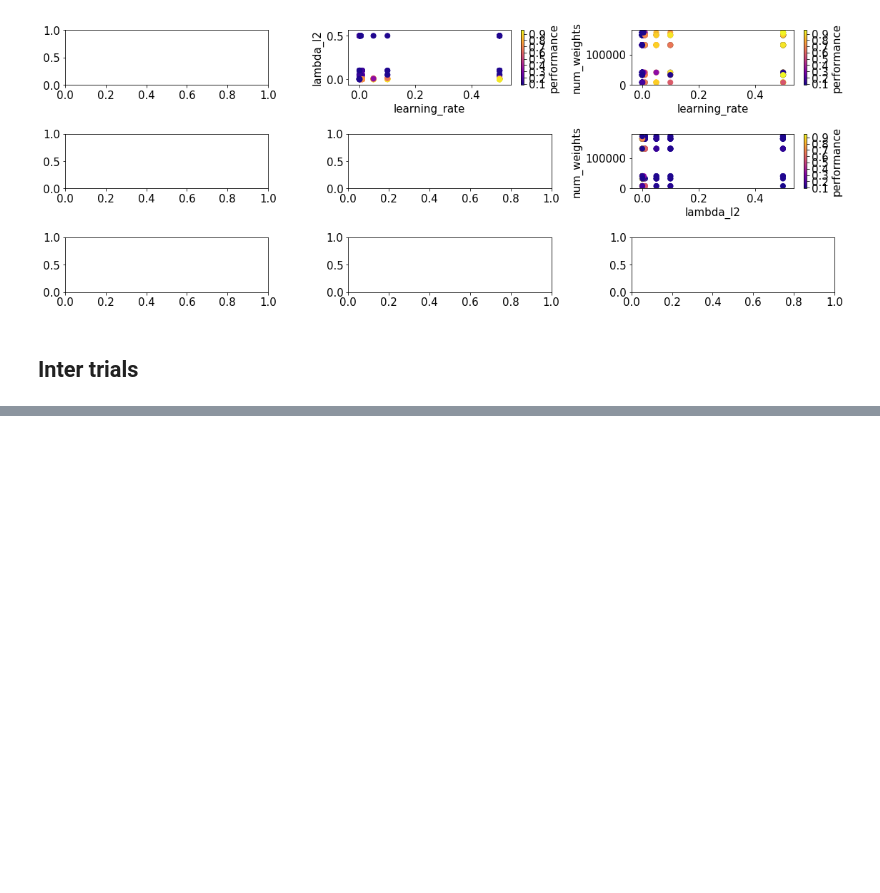
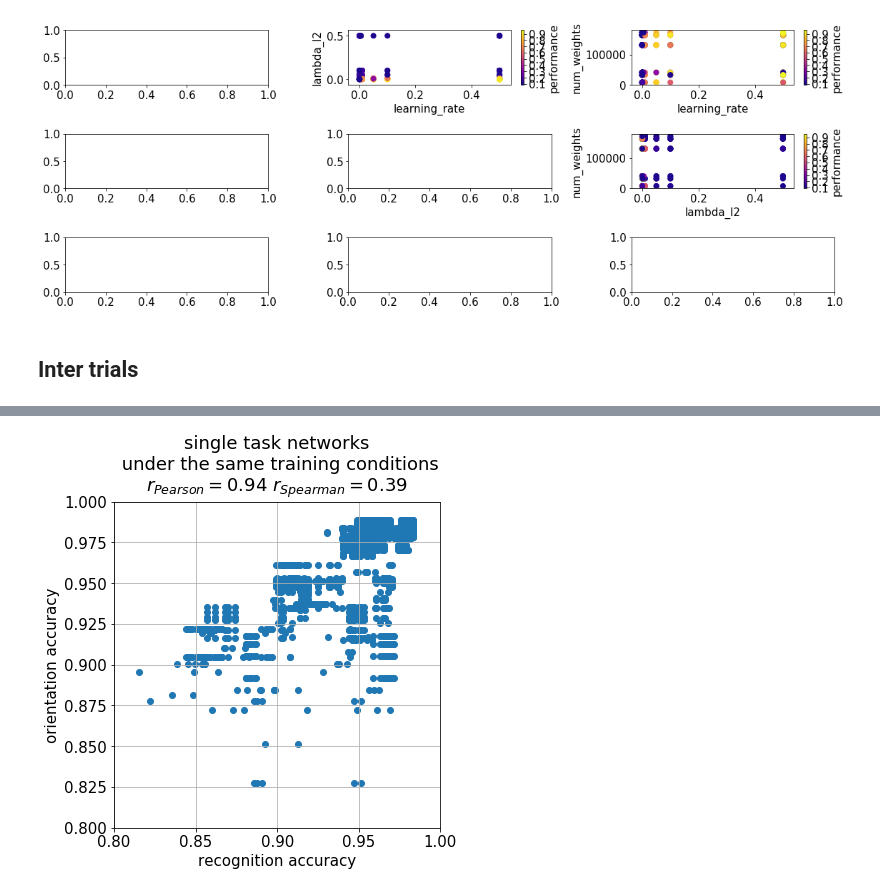
Before and after one commit to kashefy/transform, a Jupyter notebook: notebooks/trials.ipynb, the cells around one changed output, grey strips where cells are left out. Saved outputs shown, nothing was run; the diff lists cells and outputs as text; code cells hidden in the pictures; blank space fills up the shorter version.

```diff
--- a/notebooks/trials.ipynb
+++ b/notebooks/trials.ipynb
@@ -675,0 +724,63 @@ n_nodes
+# %%
+# space_dim_names = ['learning_rate', 'lambda_l2', 'n_nodes']
+# space_dim_names = ['learning_rate', 'lambda_l2', 'n_nodes', 'run_name']
+space_dim_names = ['learning_rate', 'lambda_l2', 'lambda_l1', 'num_weights', 'performance', 'performance_orient', 'n_nodes']
+fig, ax = plt.subplots(1, 1)
+dfd_ro = df.query('task_recognition == True and task_orientation == True')[space_dim_names]#.loc[:20]
+dfd_o = df.query('task_recognition == False and task_orientation == True')[space_dim_names]#.loc[:20]
+dfd_r = df.query('task_recognition == True and task_orientation == False')[space_dim_names]#.loc[:20]
+# print('ro')
+# print(dfd_ro)
+# print('o')
+# print(dfd_o.describe())
+s1 = pd.merge(dfd_r, dfd_o, how='inner', on=['learning_rate', 'lambda_l2', 'lambda_l1', 'num_weights', 'n_nodes'])
+plt.axes().set_aspect('equal')
+plt.scatter(s1.performance_x, s1.performance_orient_y)
+plt.xlabel('recognition accuracy')
+plt.ylabel('orientation accuracy')
+plt.grid()
+
+plt.xlim([0.8,1.0])
+plt.ylim([0.8,1.0])
+pearson = s1[['performance_x', 'performance_orient_y']].astype(float).corr(method='pearson', min_periods=1)
+pearson = np.array(pearson)[0,1]
+
+spearman = s1[['performance_x', 'performance_orient_y']].astype(float).corr(method='spearman', min_periods=1)
+spearman = np.array(spearman)[0,1]
+plt.title('single task networks\n under the same training conditions\n'+r'$r_{Pearson}=%.2f$ $r_{Spearman}=%.2f$' %(pearson, spearman))
+
+s1['performance_x_orient_y'] = s1['performance_x']*s1['performance_orient_y']
+
+s1s = s1.sort_values('performance_x_orient_y', ascending=False)
+s1s = s1s[~s1s.duplicated()].reset_index()
+# print(s1s)
+s1s = s1s.query('performance_x > 0.94 and performance_orient_y > 0.95')
+print(s1s[~s1s.duplicated(['learning_rate'])])
+
+
+s1s = s1.sort_values('performance_x_orient_y', ascending=False)
+s1s = s1s[~s1s.duplicated()].reset_index()
+# print(s1s)
+s1s = s1s.query('performance_x > 0.2 and performance_orient_y < 0.2')
+print(s1s[~s1s.duplicated(['n_nodes'])])
+# print(s1['performance_x']*s1['performance_orient_y'])
+# s1[['performance_x', 'performance_orient_y']].astype(float).corr(method='spearman', min_periods=1)
+# plt.tight_layout()
+# print(s1.loc[3])
+# print(dfd_ro.loc[64])
+# print(dfd_ro.loc[dfd_ro.performance == s1.loc[0].performance_x])
+# dfd = df[['learning_rate', 'lambda_l2', 'n_nodes', 'run_name', 'performance']]
+# #.drop_duplicates(subset=space_dim_names, keep=False)
+# print(dfd)
+# # print(dfd)
+# dfd = dfd.pivot('run_name', 'lambda_l2', 'performance')
+# print(dfd)
+# X = dfd.columns.values
+# Y = dfd.index.values
+# Z = dfd.values
+# x, y = np.meshgrid(X, Y)
+# ax.contourf(x, y, Z)
+# print(X)
+# print(Y)
+# print(Z)
+# %% [output]
@@ -676,3 +804,4 @@ n_nodes
+[figure, added]
 # %%
 # space_dim_names = ['learning_rate', 'lambda_l2', 'n_nodes']
 # space_dim_names = ['learning_rate', 'lambda_l2', 'n_nodes', 'run_name']
```
Also changed, not shown: parts of 16 cells of this notebook.
